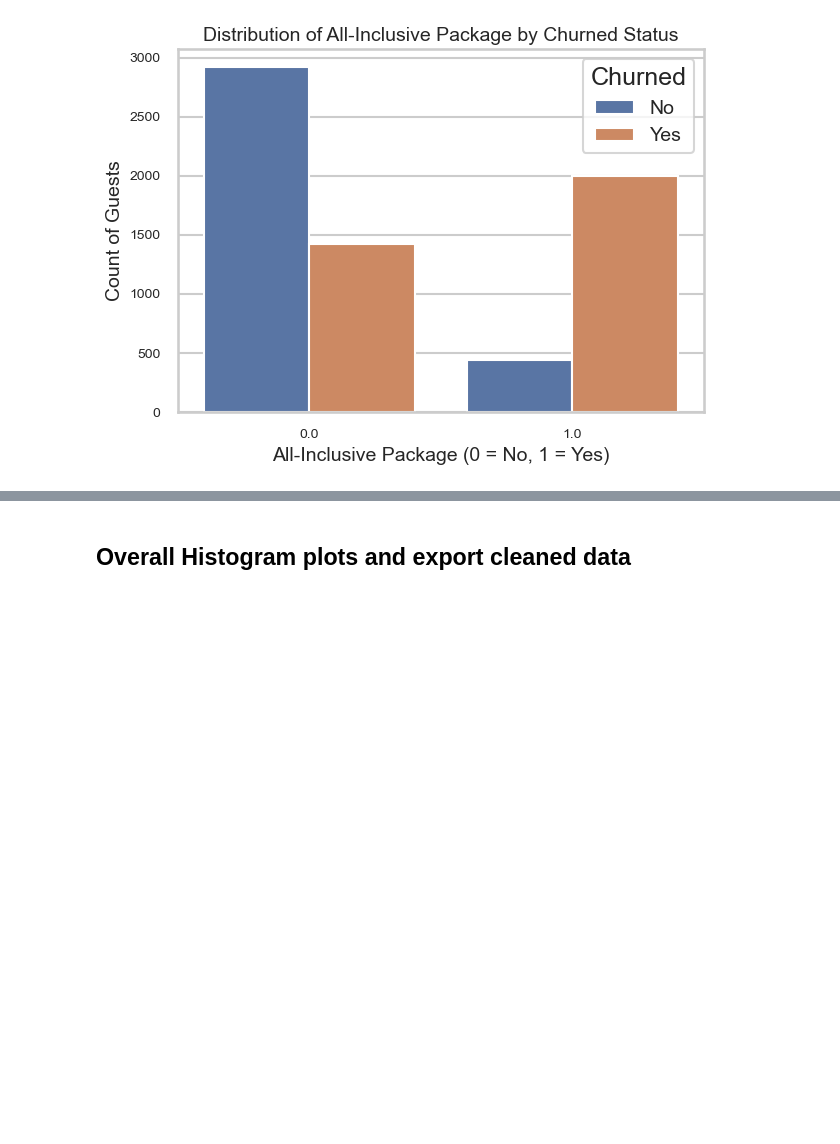
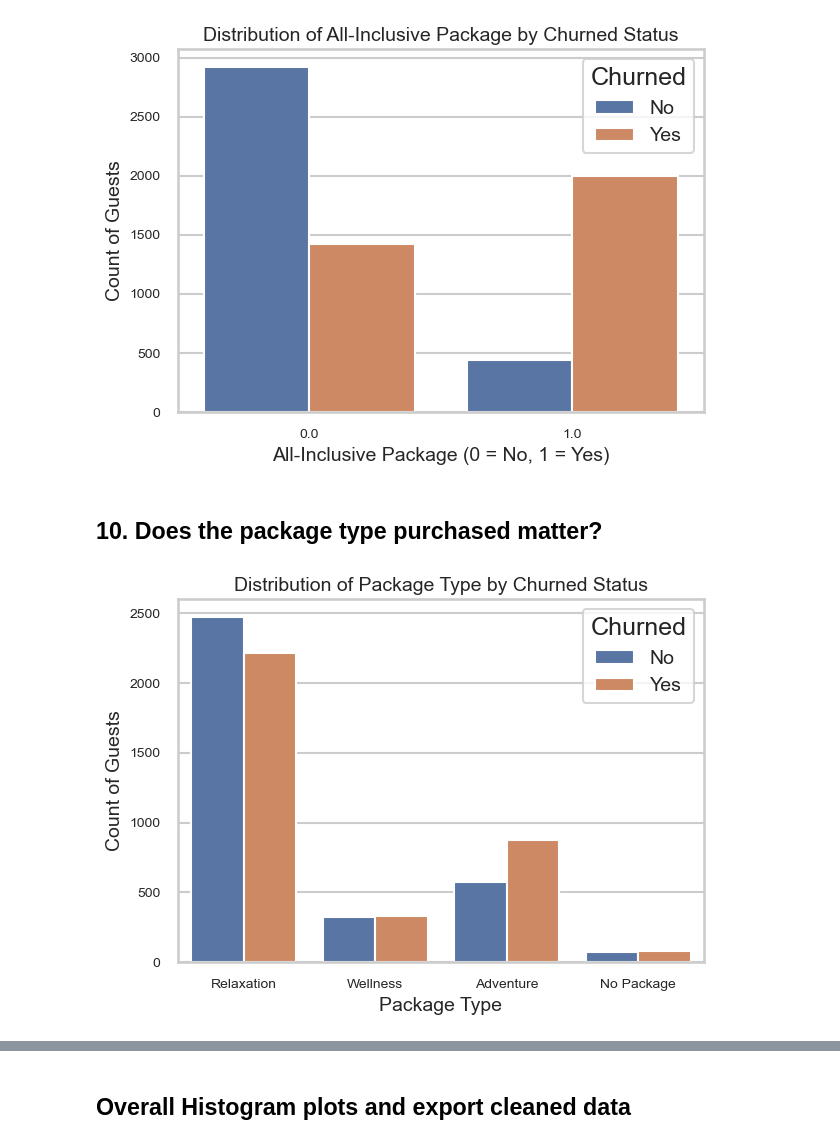
Before and after one commit to TerraIncognito-sudo/Team-Union, a Jupyter notebook: Nick/01_data_clean_and_validation.ipynb, the cells around one changed output, grey strips where cells are left out. Saved outputs shown, nothing was run; the diff lists cells and outputs as text; code cells hidden in the pictures; blank space fills up the shorter version.

```diff
--- a/Nick/01_data_clean_and_validation.ipynb
+++ b/Nick/01_data_clean_and_validation.ipynb
@@ -362,3 +373,18 @@ save_fig("all_inclusive_by_churned_status")
 plt.show()
 # %% [output]
 [figure]
+# %% [markdown]
+## 10. Does the package type purchased matter?
+# %%
+#Compare the PackageType purchased versus the Churned column. The options for PackageType are "Adventure", "Relaxation", and "Wellness". If null, assume a "No Package". Use a bar graph to show the count of guests that purchased each package type for both churned and non-churned guests.
+
+churn['PackageType'] = churn['PackageType'].fillna('No Package')
+sns.countplot(data=churn, x='PackageType', hue='Churned')
+plt.title('Distribution of Package Type by Churned Status')
+plt.xlabel('Package Type')
+plt.ylabel('Count of Guests')
+plt.legend(title='Churned', labels=['No', 'Yes'])
+save_fig("package_type_by_churned_status")
+plt.show()
+# %% [output]
+[figure, added]
```
Also changed, not shown: parts of 7 cells of this notebook.
